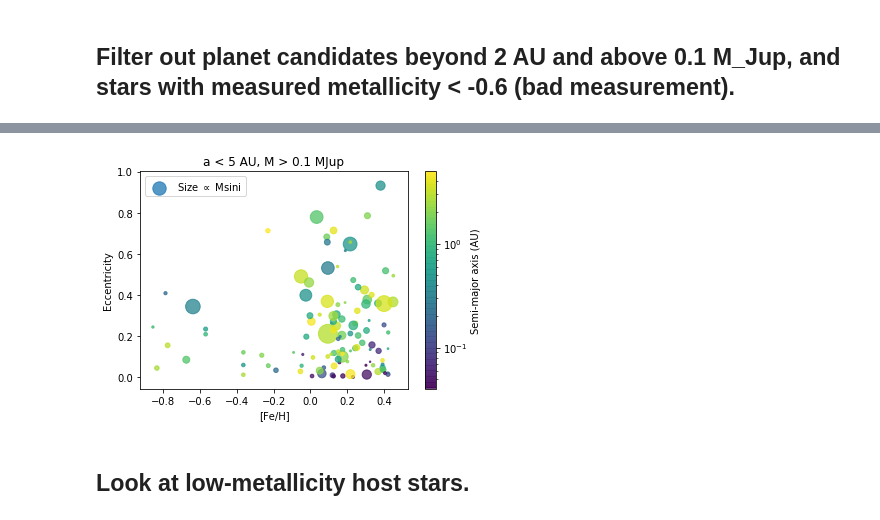
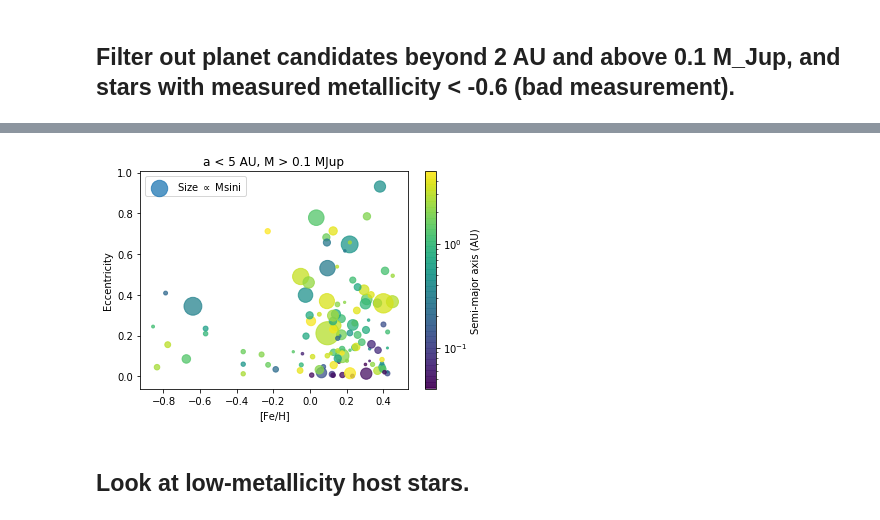
Before and after one commit to leerosenthalj/CLSI, a Jupyter notebook: Polished_exploration.ipynb, the cells around one changed output, grey strips where cells are left out. Cells and saved outputs as stored; diff of their text form; code cells hidden in the pictures.

Commit message:
Did something to the trend list, I forget.

```diff
--- a/Polished_exploration.ipynb
+++ b/Polished_exploration.ipynb
@@ -208,17 +130,17 @@ good_spec_filter.sort_values('mass')
 # %%
 fig, ax = plt.subplots()
 plt.title('a < 5 AU, M > 0.1 MJup')
-im = ax.scatter(good_spec_filter.fe, good_spec_filter.e, s=list(20*good_spec_filter.mass),
+im = ax.scatter(good_spec_filter.fe, good_spec_filter.e, s=list(30*good_spec_filter.mass),
                 c=good_spec_filter.axis, norm=matplotlib.colors.LogNorm(), alpha=0.75, label=r'Size $\propto$ Msini')
 ax.set_xlabel('[Fe/H]')
 ax.set_ylabel('Eccentricity')
 #ax.set_xlim([-0.3, 0.5])
 ax.legend(loc=0)
 cbar = fig.colorbar(im)
 cbar.ax.set_ylabel('Semi-major axis (AU)')#, rotation=270)
 fig.savefig('planet_candidates/fe_eccentricity_m05.pdf')
 # %% [output]
-[figure, old version]
+[figure, new version]
 # %% [markdown]
 ## Look at low-metallicity host stars.
 # %%
```
Also changed, not shown: parts of 44 cells of this notebook, 22 other files.
